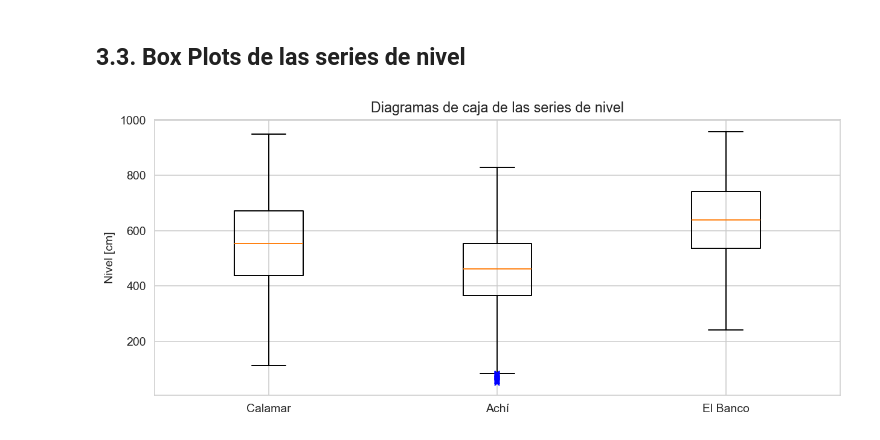
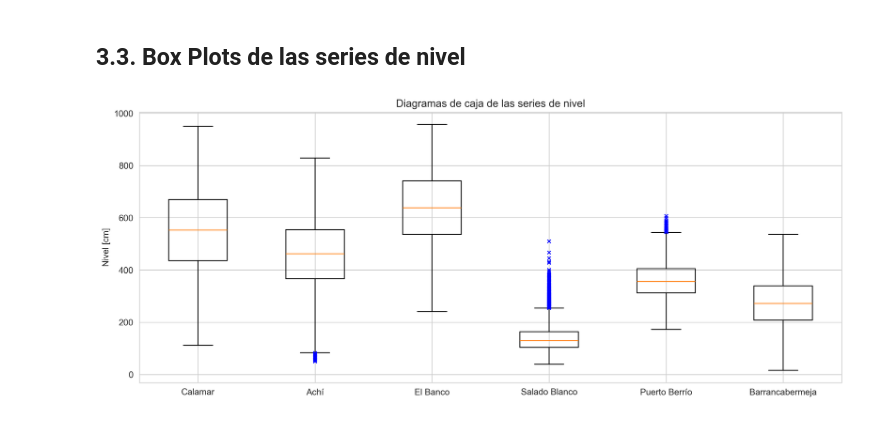
Before and after one commit to mcamargo697-cyber/jbook_ml202610, a Jupyter notebook: docs/3_Exploracion.ipynb, the cells around one changed output. Saved outputs shown, nothing was run; the diff lists cells and outputs as text; code cells hidden in the pictures.

```diff
--- a/docs/3_Exploracion.ipynb
+++ b/docs/3_Exploracion.ipynb
@@ -119,27 +161,36 @@ plt.show()
 # %% [markdown]
 ## 3.3. Box Plots de las series de nivel
 # %%
-
-plt.figure(figsize=(9, 4), dpi=140)
+plt.figure(figsize=(12, 5), dpi=300)
 
 plt.boxplot(
     [
         df["Calamar"].dropna(),
         df["Achi"].dropna(),
-        df["ElBanco"].dropna()
+        df["ElBanco"].dropna(),
+        df["SaladoBlanco"].dropna(),
+        df["PuertoBerrio"].dropna(),
+        df["Barrancabermeja"].dropna()
     ],
-    tick_labels=["Calamar", "Achí", "El Banco"],
+    tick_labels=[
+        "Calamar",
+        "Achí",
+        "El Banco",
+        "Salado Blanco",
+        "Puerto Berrío",
+        "Barrancabermeja"
+    ],
     flierprops=dict(
         marker='x',
         markeredgecolor='blue',
         markersize=4,
         linestyle='none'
     )
 )
 
 plt.title("Diagramas de caja de las series de nivel")
 plt.ylabel("Nivel [cm]")
 plt.tight_layout()
 plt.show()
 # %% [output]
-[figure, old version]
+[figure, new version]
```
Also changed, not shown: parts of 6 cells of this notebook, 3 other files.
